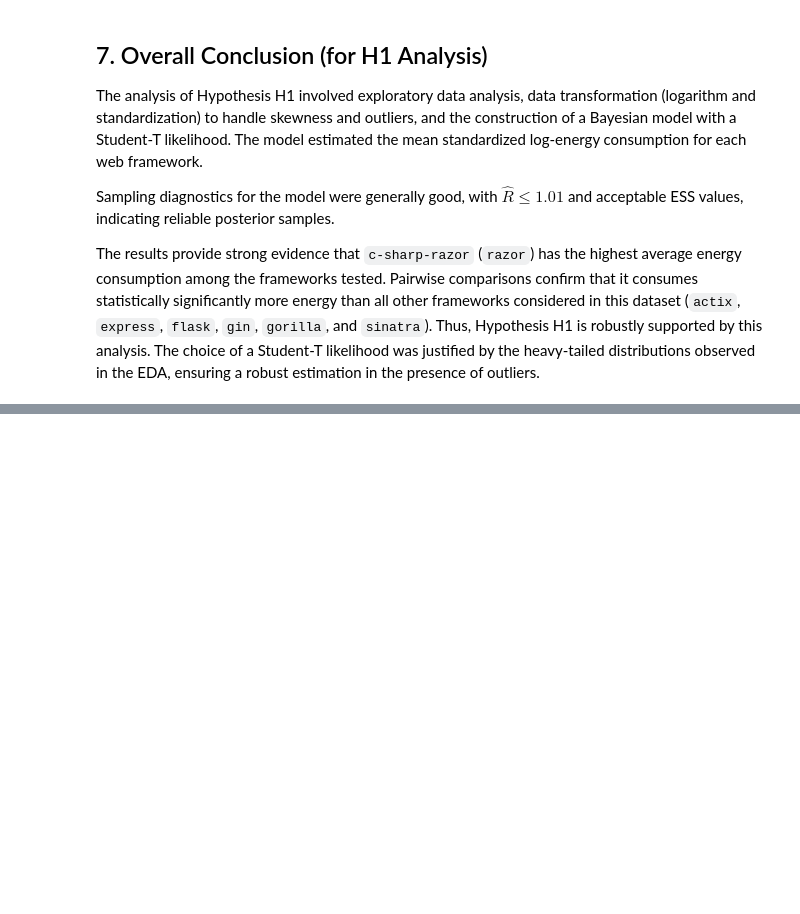
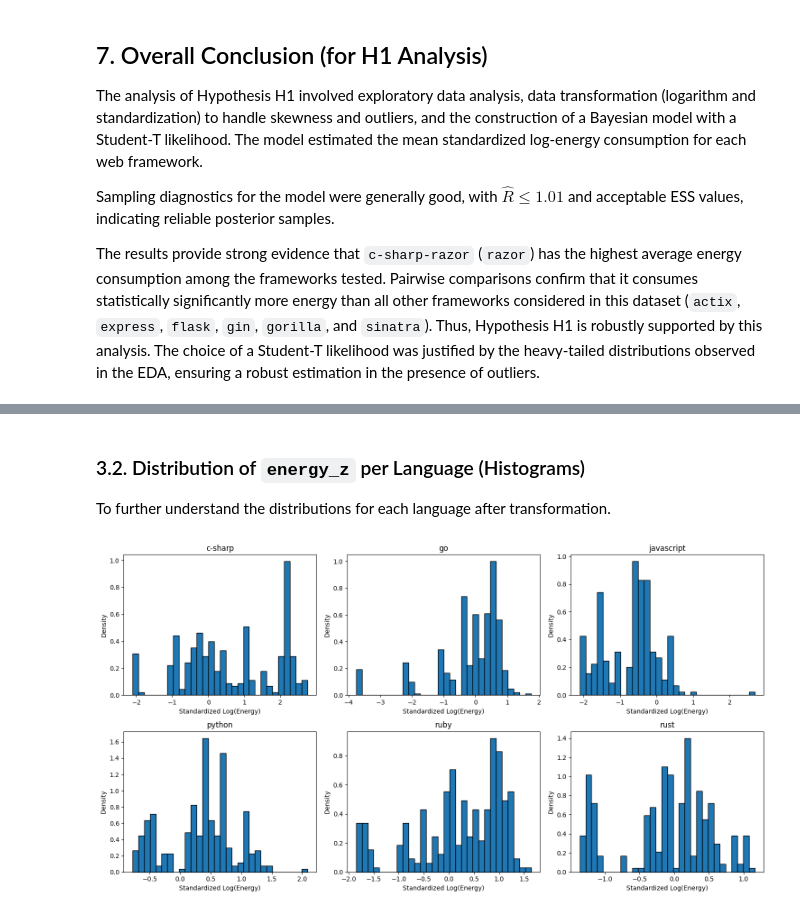
Before and after one commit to VladislavKon007/probabilistic-programming, a Jupyter notebook: finfal.ipynb, the cells around one changed output, grey strips where cells are left out. Drawn from its saved outputs; the diff is of its cells as text; code cells hidden in the pictures; blank space fills up the shorter version.

```diff
--- a/finfal.ipynb
+++ b/finfal.ipynb
@@ -557,0 +671,30 @@ The results provide strong evidence that `c-sharp-razor` (`razor`) has the highe
+# %% [markdown]
+### 3.2. Distribution of `energy_z` per Language (Histograms)
+
+To further understand the distributions for each language after transformation.
+# %%
+# Assuming df and language_names are available
+n_lang = len(language_names)
+n_cols = 3 # Adjust layout as needed
+n_rows = int(np.ceil(n_lang / n_cols))
+
+fig, axes = plt.subplots(n_rows, n_cols, figsize=(15, n_rows * 4)) # Adjusted figsize
+axes = axes.flatten()
+
+for i, lang_name in enumerate(language_names):
+    if i < len(axes):
+        ax = axes[i]
+        values = df[df['Language'] == lang_name]['energy_z']
+        ax.hist(values, bins=30, edgecolor='k', density=True)
+        ax.set_title(lang_name)
+        ax.set_xlabel('Standardized Log(Energy)')
+        ax.set_ylabel('Density')
+
+# Turn off any unused axes
+for j in range(n_lang, len(axes)):
+    axes[j].axis('off')
+
+plt.tight_layout()
+plt.show()
+# %% [output]
+[figure, added]
```
Also changed, not shown: parts of 24 cells of this notebook, 1 other file.
